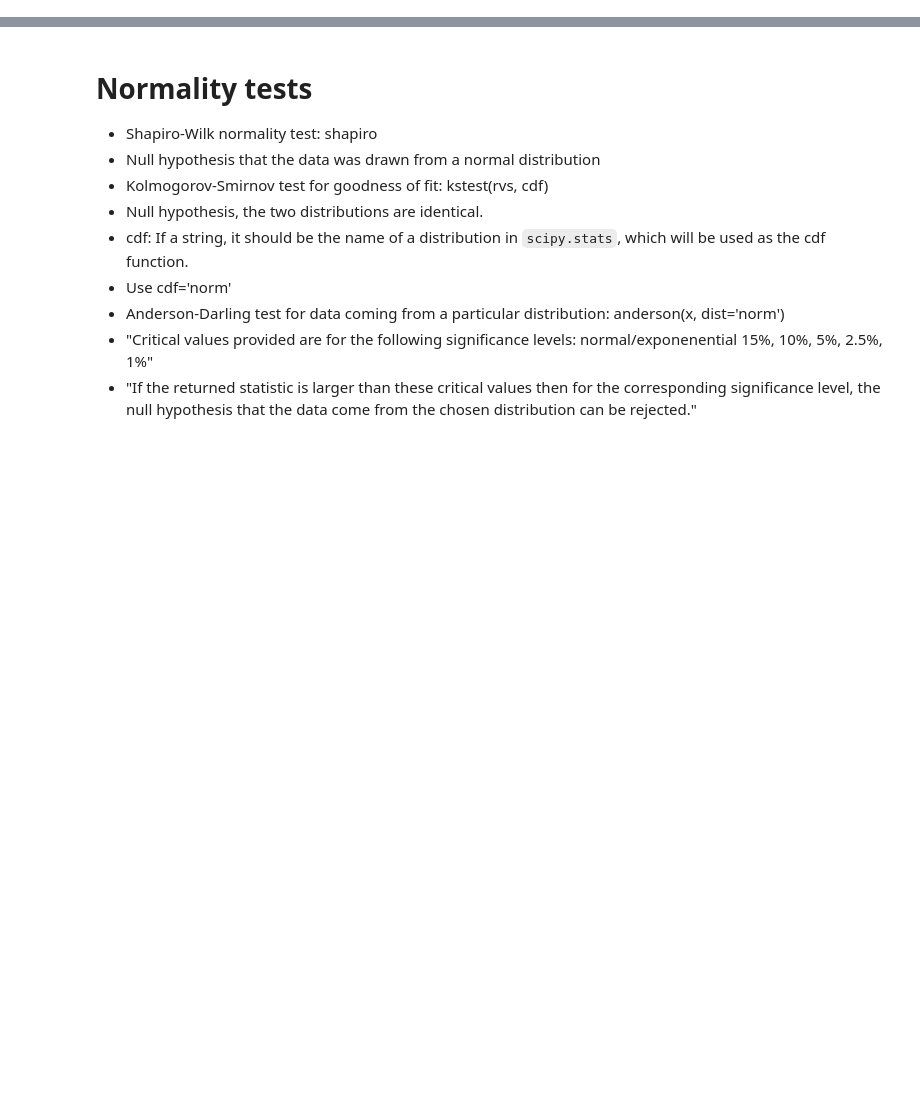
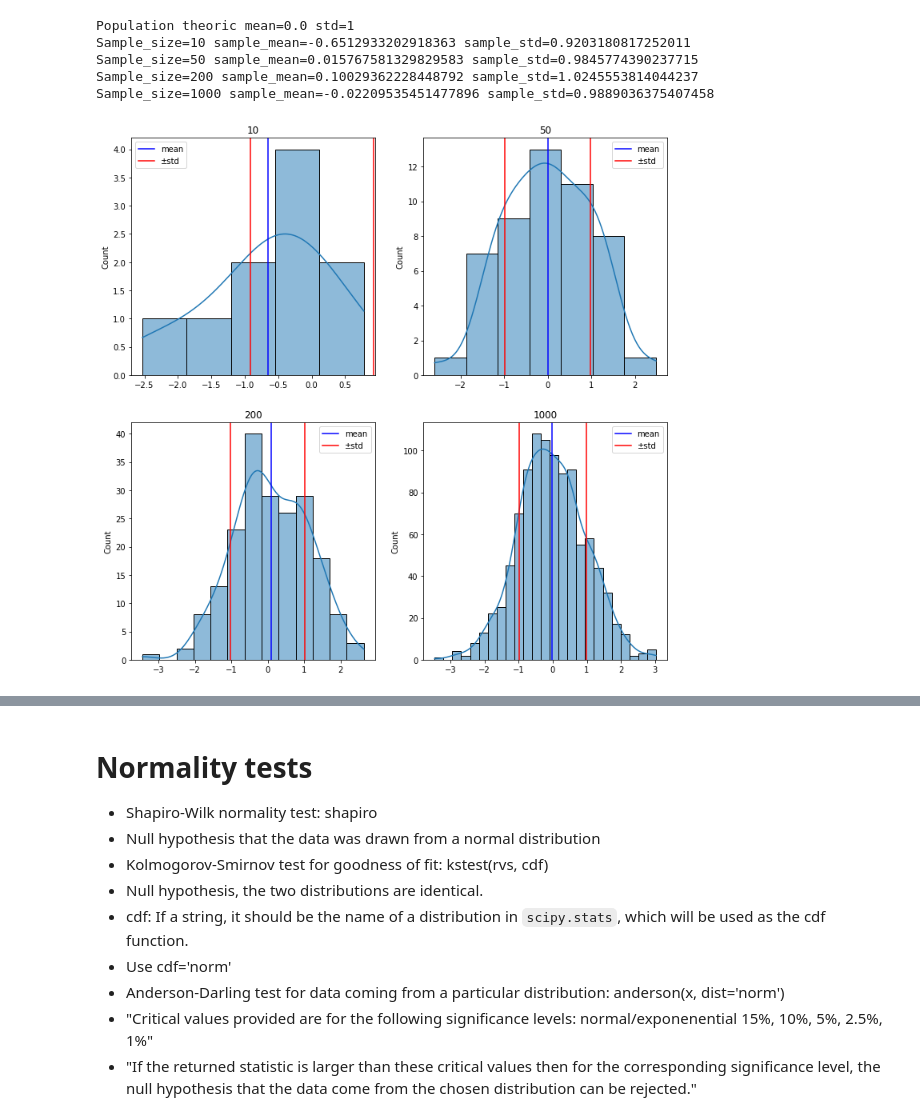
Before and after one commit to v-fuentec/AI-bootcamp, a Jupyter notebook: statistics.ipynb, the cells around one changed output, grey strips where cells are left out. Drawn from its saved outputs; the diff is of its cells as text; code cells hidden in the pictures; blank space fills up the shorter version.

Commit message:
Added Mean, Variance and stdDev examples 1 & 2

```diff
--- a/statistics.ipynb
+++ b/statistics.ipynb
@@ -63,0 +66,29 @@ Sample variance $S^2$ estimates the population variance $\sigma^2$:
+# %%
+import numpy as np
+import seaborn as sns
+from matplotlib import pyplot as plt
+
+sample_sizes = [10, 50, 200, 1000]
+f,((ax1,ax2),(ax3,ax4)) = plt.subplots(2,2, figsize=(12,12))
+axs = [ax1,ax2,ax3,ax4]
+
+print('Population theoric mean=0.0 std=1')
+
+for sample_size,ax in zip(sample_sizes, axs):
+    x = [np.random.normal() for _ in range(sample_size)]
+    sns.histplot(x, kde=True, ax=ax)
+    mean = np.mean(x)
+    std = np.std(x)
+    ax.axvline(mean, color='blue', label='mean')
+    ax.axvline(std, color='red', label='±std')
+    ax.axvline(-std, color='red')
+    ax.set_title(sample_size)
+    ax.legend()
+    print(f'Sample_size={sample_size} sample_mean={mean} sample_std={std}')
+# %% [output]
+Population theoric mean=0.0 std=1
+Sample_size=10 sample_mean=-0.6512933202918363 sample_std=0.9203180817252011
+Sample_size=50 sample_mean=0.015767581329829583 sample_std=0.9845774390237715
+Sample_size=200 sample_mean=0.10029362228448792 sample_std=1.0245553814044237
+Sample_size=1000 sample_mean=-0.02209535451477896 sample_std=0.9889036375407458
+[figure, added]
```
Also changed, not shown: parts of 3 cells of this notebook.
